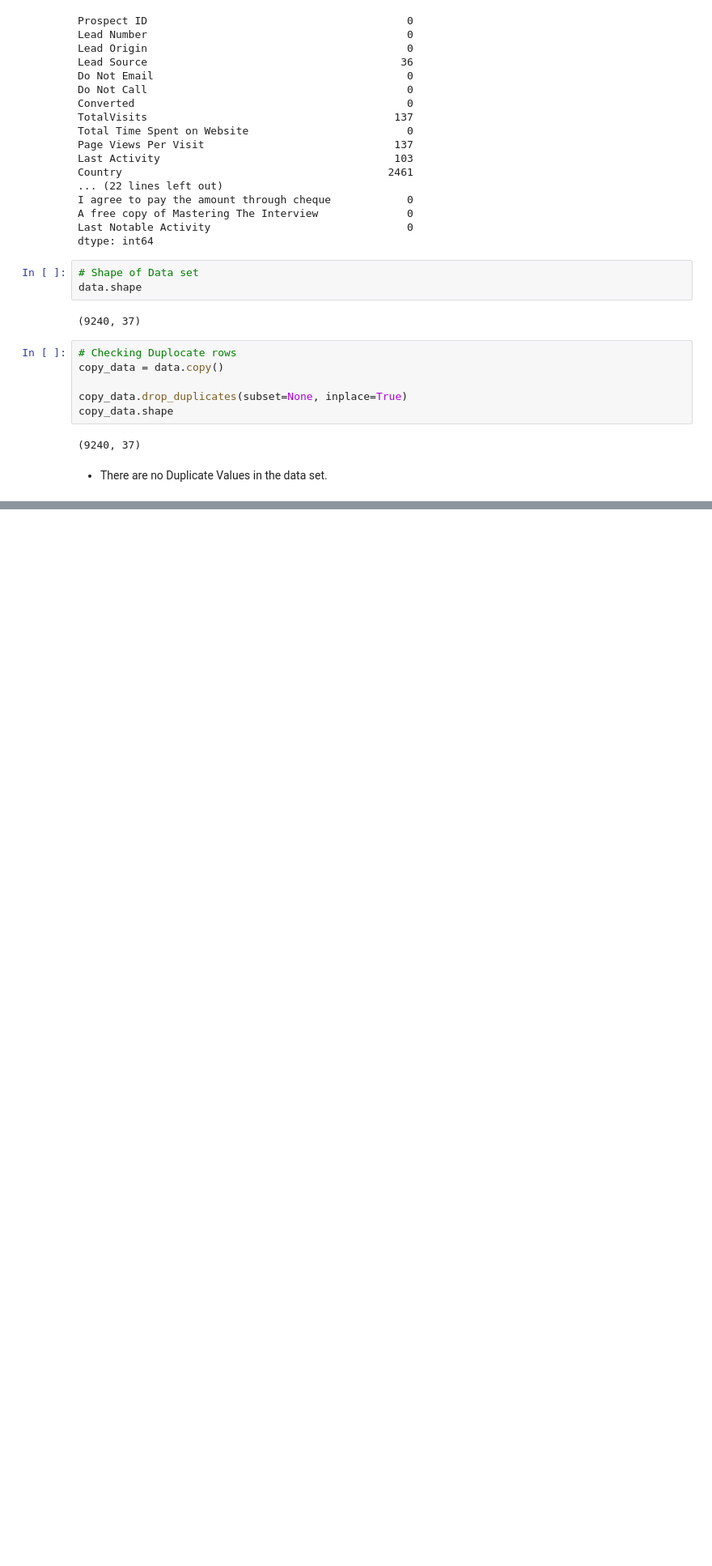
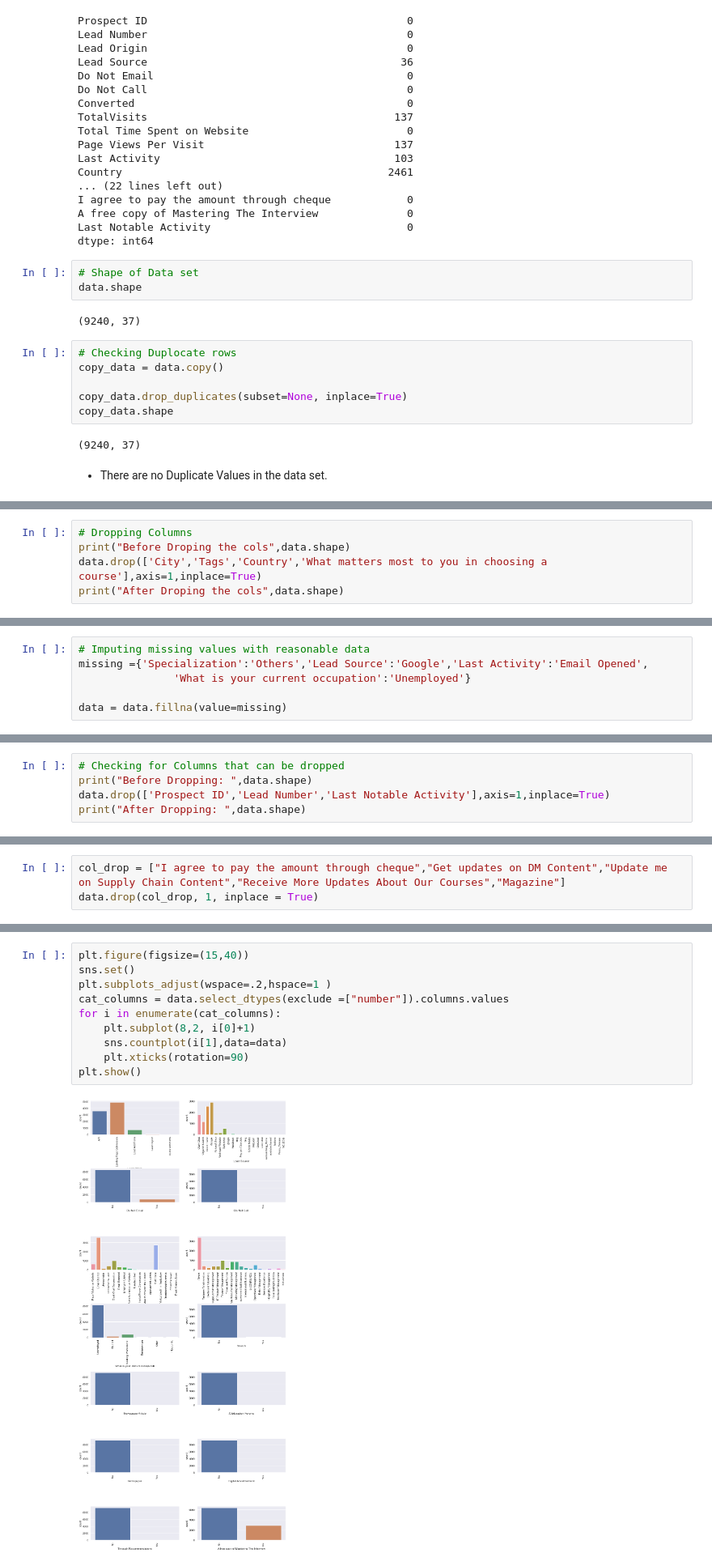
Before and after one commit to JUPUDI-VAMSI-KALYAN/Lead-Scoring-CaseStudy-Upgrad, a Jupyter notebook: Lead-Scoring-Assignment.ipynb, the cells around one changed output, grey strips where cells are left out. Shown at 81% size. Drawn from its saved outputs; the diff is of its cells as text; blank space fills up the shorter version.

```diff
--- a/Lead-Scoring-Assignment.ipynb
+++ b/Lead-Scoring-Assignment.ipynb
@@ -94,0 +306,5 @@ copy_data.shape
+# %%
+# Dropping Columns
+print("Before Droping the cols",data.shape)
+data.drop(['City','Tags','Country','What matters most to you in choosing a course'],axis=1,inplace=True)
+print("After Droping the cols",data.shape)
@@ -94,0 +314,6 @@ copy_data.shape
+# %%
+# Imputing missing values with reasonable data
+missing ={'Specialization':'Others','Lead Source':'Google','Last Activity':'Email Opened',
+               'What is your current occupation':'Unemployed'}
+
+data = data.fillna(value=missing)
@@ -94,0 +343,5 @@ copy_data.shape
+# %%
+# Checking for Columns that can be dropped
+print("Before Dropping: ",data.shape)
+data.drop(['Prospect ID','Lead Number','Last Notable Activity'],axis=1,inplace=True)
+print("After Dropping: ",data.shape)
@@ -94,0 +351,3 @@ copy_data.shape
+# %%
+col_drop = ["I agree to pay the amount through cheque","Get updates on DM Content","Update me on Supply Chain Content","Receive More Updates About Our Courses","Magazine"]
+data.drop(col_drop, 1, inplace = True)
@@ -94,0 +360,12 @@ copy_data.shape
+# %%
+plt.figure(figsize=(15,40))
+sns.set()
+plt.subplots_adjust(wspace=.2,hspace=1 )
+cat_columns = data.select_dtypes(exclude =["number"]).columns.values
+for i in enumerate(cat_columns):
+    plt.subplot(8,2, i[0]+1)
+    sns.countplot(i[1],data=data)
+    plt.xticks(rotation=90)
+plt.show()
+# %% [output]
+[figure, added]
```
Also changed, not shown: parts of 174 cells of this notebook, 1 other file.
